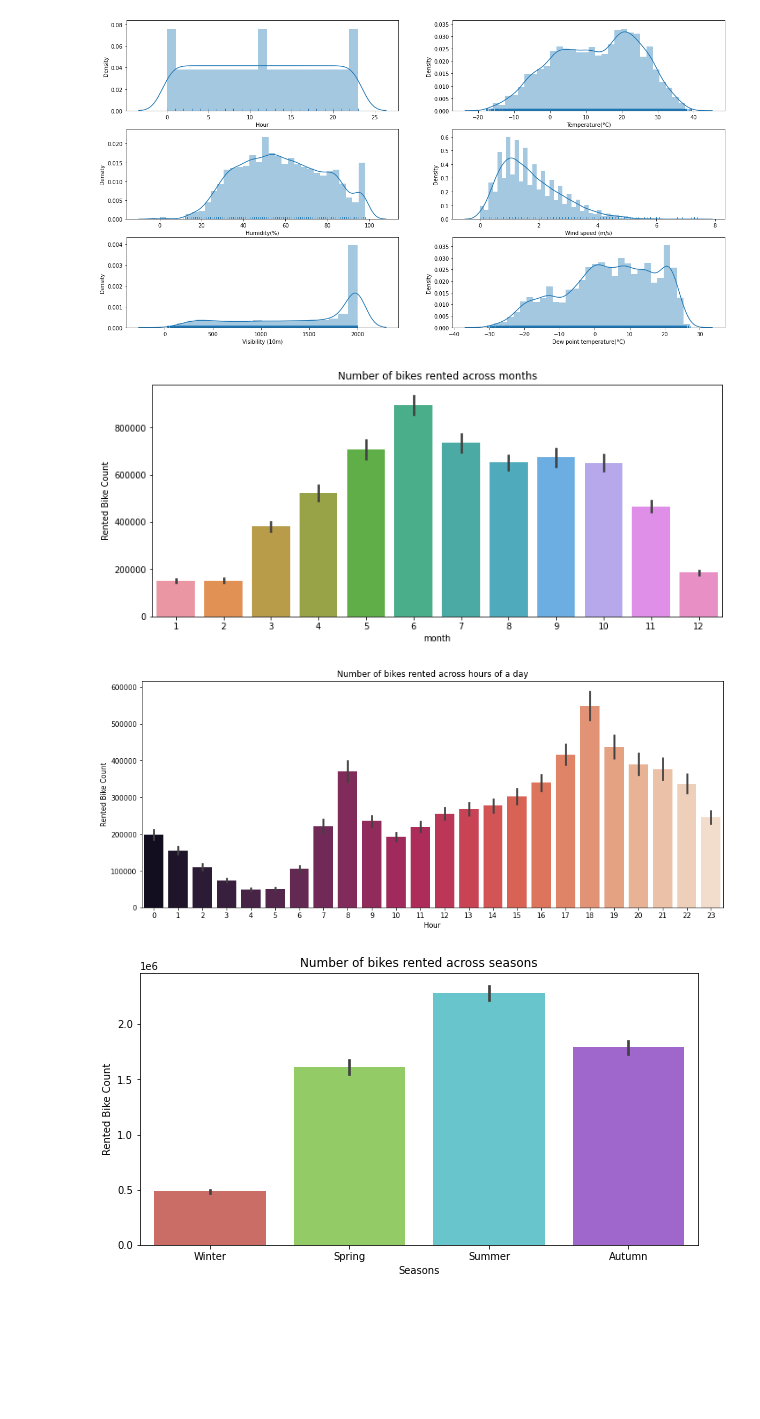
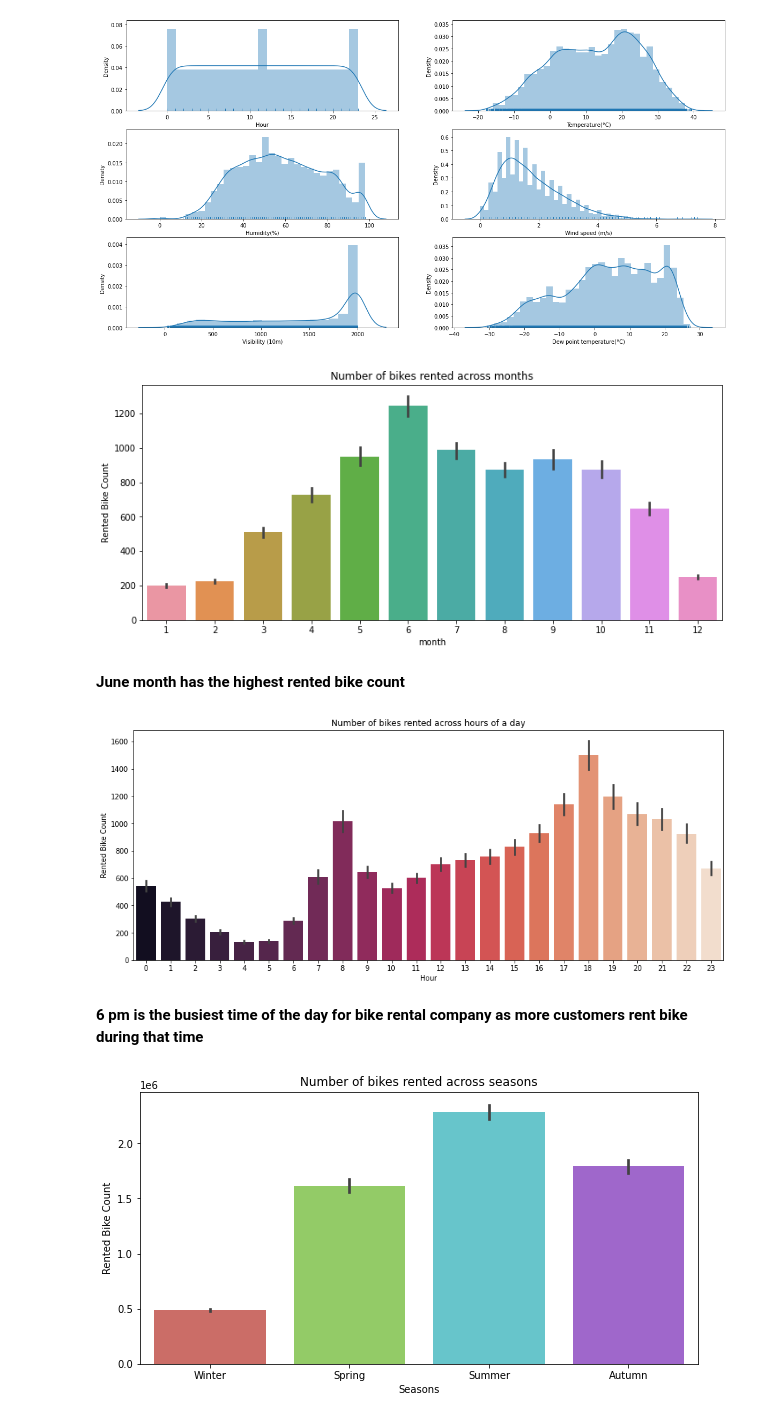
Before and after one commit to SuhasTantri/Bike-Demand-Prediction, a Jupyter notebook: Suhas_Bike_sharing_Demand_prediction_project.ipynb, the cells around one changed output. Cells and saved outputs as stored; diff of their text form; code cells hidden in the pictures; blank space fills up the shorter version.

```diff
--- a/Suhas_Bike_sharing_Demand_prediction_project.ipynb
+++ b/Suhas_Bike_sharing_Demand_prediction_project.ipynb
@@ -150,18 +150,22 @@ df['year']=frame.dt.year
 # %%
 # Bar plot
 plt.figure(figsize=(12,5))
-sns.barplot(x='month',y='Rented Bike Count',data=df,estimator=sum)
+sns.barplot(x='month',y='Rented Bike Count',data=df)
 plt.title('Number of bikes rented across months')
 plt.show()
 # %% [output]
-[figure, old version]
+[figure, new version]
+# %% [markdown]
+**June month has the highest rented bike count**
 # %%
 plt.figure(figsize=(15,6))
-sns.barplot(x='Hour',y='Rented Bike Count',data=df,estimator=sum,palette='rocket')
+sns.barplot(x='Hour',y='Rented Bike Count',data=df,palette='rocket')
 plt.title('Number of bikes rented across hours of a day')
 plt.show()
 # %% [output]
-[figure, old version]
+[figure, new version]
+# %% [markdown]
+**6 pm is the busiest time of the day for bike rental company as more customers rent bike during that time**
 # %%
 plt.figure(figsize=(10,5))
 sns.barplot(x='Seasons',y='Rented Bike Count',data=df,estimator=sum,palette='hls')
```
Also changed, not shown: parts of 17 cells of this notebook.
